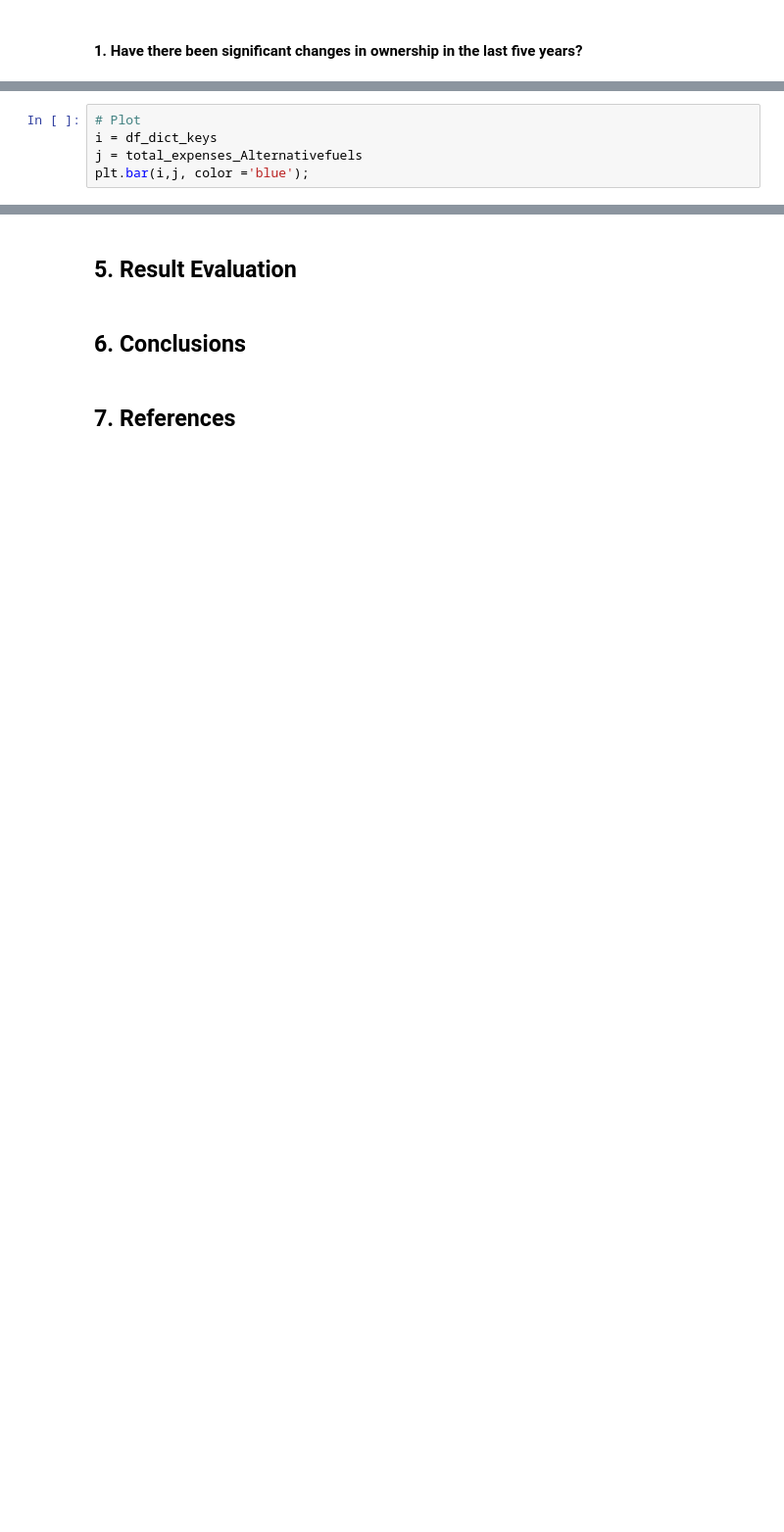
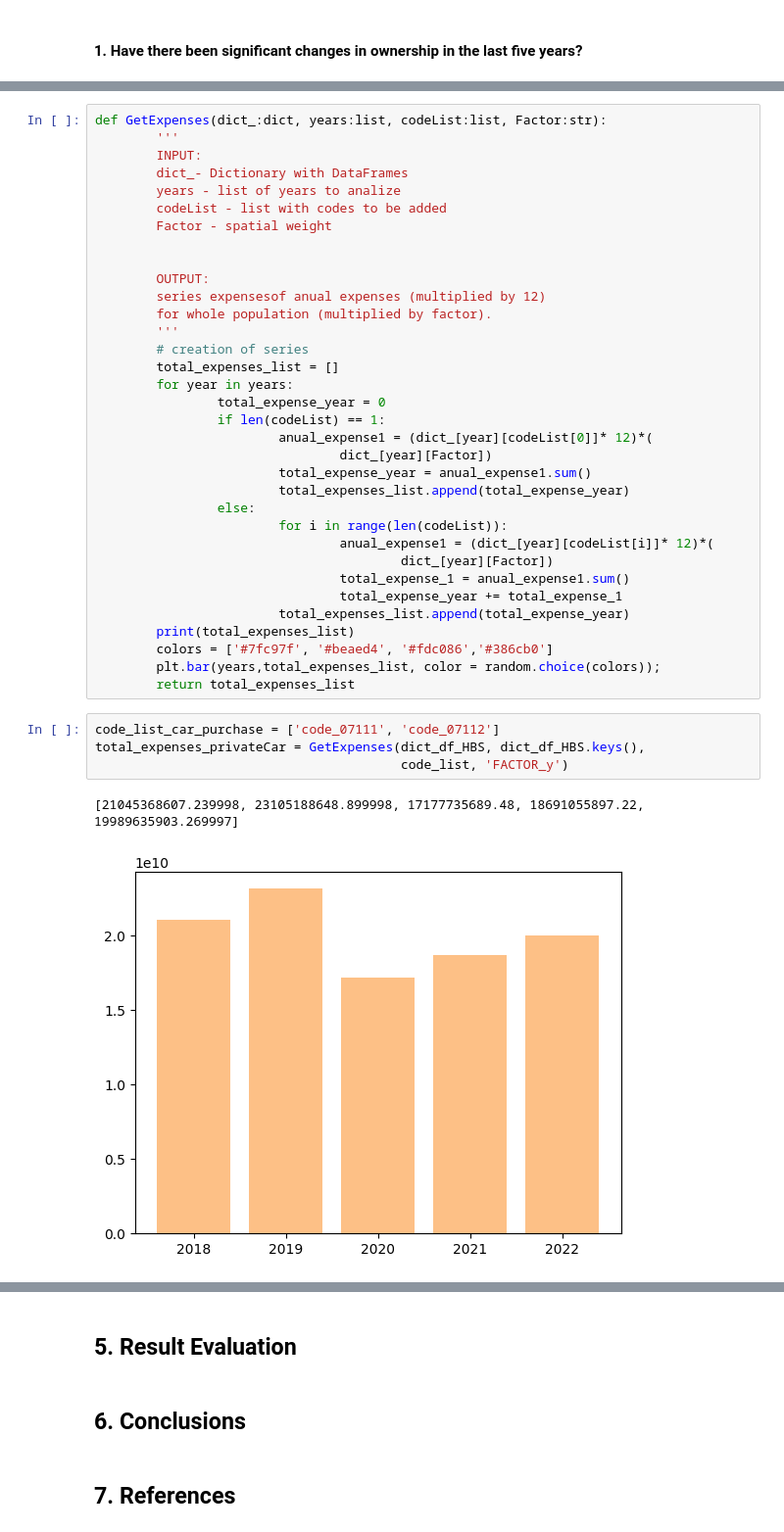
Before and after one commit to keilagg/HouseholdBudgetSurvey_, a Jupyter notebook: Project_1_kgg.ipynb, the cells around one changed output, grey strips where cells are left out. Shown at 98% size. Drawn from its saved outputs; the diff is of its cells as text; blank space fills up the shorter version.

```diff
--- a/Project_1_kgg.ipynb
+++ b/Project_1_kgg.ipynb
@@ -1013,5 +970,0 @@ print(total_expenses_Alternativefuels)
-# %%
-# Plot
-i = df_dict_keys
-j = total_expenses_Alternativefuels
-plt.bar(i,j, color ='blue');
@@ -1078,0 +990,41 @@ memory usage: 4.7 MB
+# %%
+def GetExpenses(dict_:dict, years:list, codeList:list, Factor:str):
+        '''
+        INPUT:
+        dict_- Dictionary with DataFrames
+        years - list of years to analize
+        codeList - list with codes to be added
+        Factor - spatial weight
+
+
+        OUTPUT:
+        series expensesof anual expenses (multiplied by 12)
+        for whole population (multiplied by factor).
+        '''
+        # creation of series
+        total_expenses_list = []
+        for year in years:
+                total_expense_year = 0
+                if len(codeList) == 1:
+                        anual_expense1 = (dict_[year][codeList[0]]* 12)*(
+                                dict_[year][Factor])
+                        total_expense_year = anual_expense1.sum()
+                        total_expenses_list.append(total_expense_year)
+                else:
+                        for i in range(len(codeList)):
+                                anual_expense1 = (dict_[year][codeList[i]]* 12)*(
+                                        dict_[year][Factor])
+                                total_expense_1 = anual_expense1.sum()
+                                total_expense_year += total_expense_1
+                        total_expenses_list.append(total_expense_year)
+        print(total_expenses_list)
+        colors = ['#7fc97f', '#beaed4', '#fdc086','#386cb0']
+        plt.bar(years,total_expenses_list, color = random.choice(colors));
+        return total_expenses_list
+# %%
+code_list_car_purchase = ['code_07111', 'code_07112']
+total_expenses_privateCar = GetExpenses(dict_df_HBS, dict_df_HBS.keys(),
+                                        code_list, 'FACTOR_y')
+# %% [output]
+[21045368607.239998, 23105188648.899998, 17177735689.48, 18691055897.22, 19989635903.269997]
+[figure, added]
```
Also changed, not shown: parts of 77 cells of this notebook, 1 other file.
